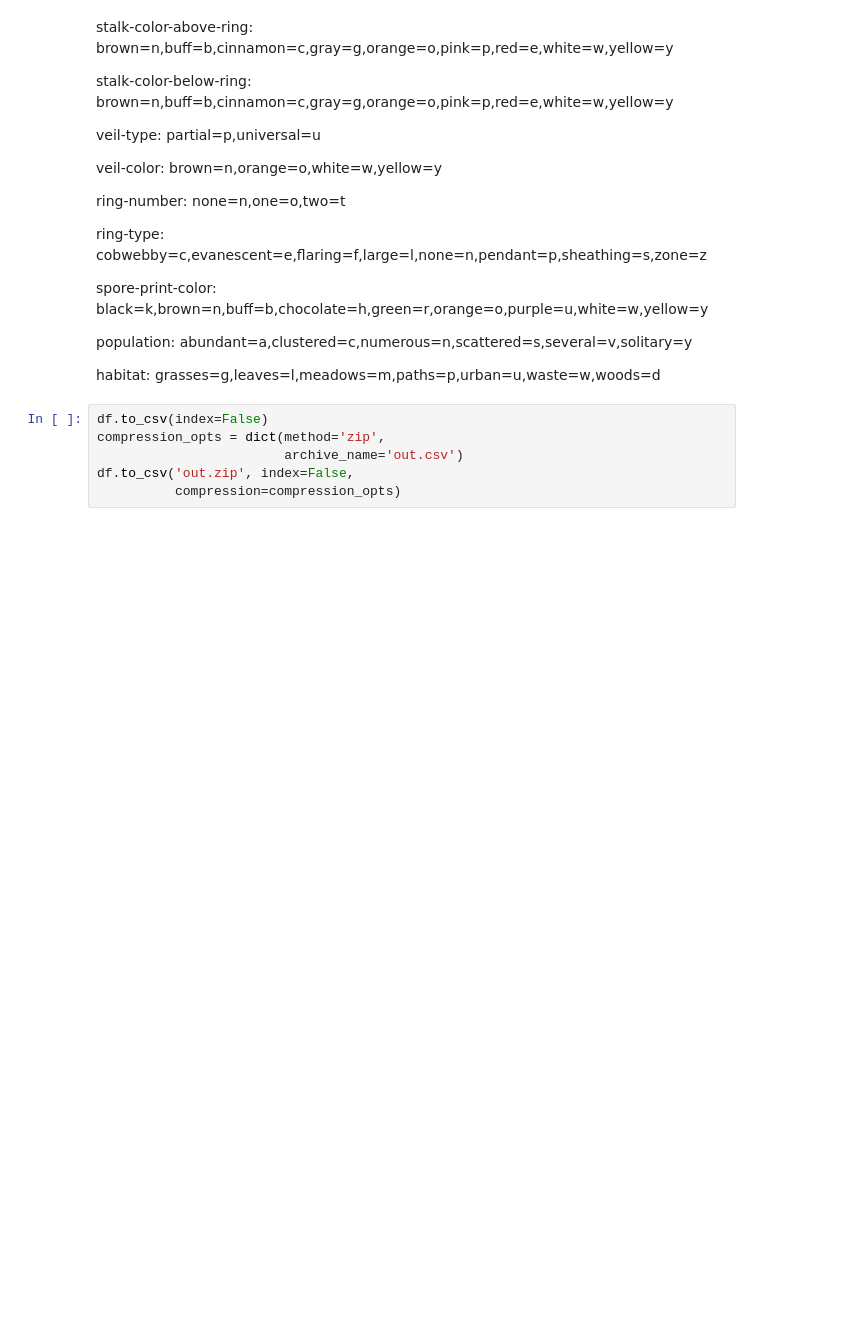
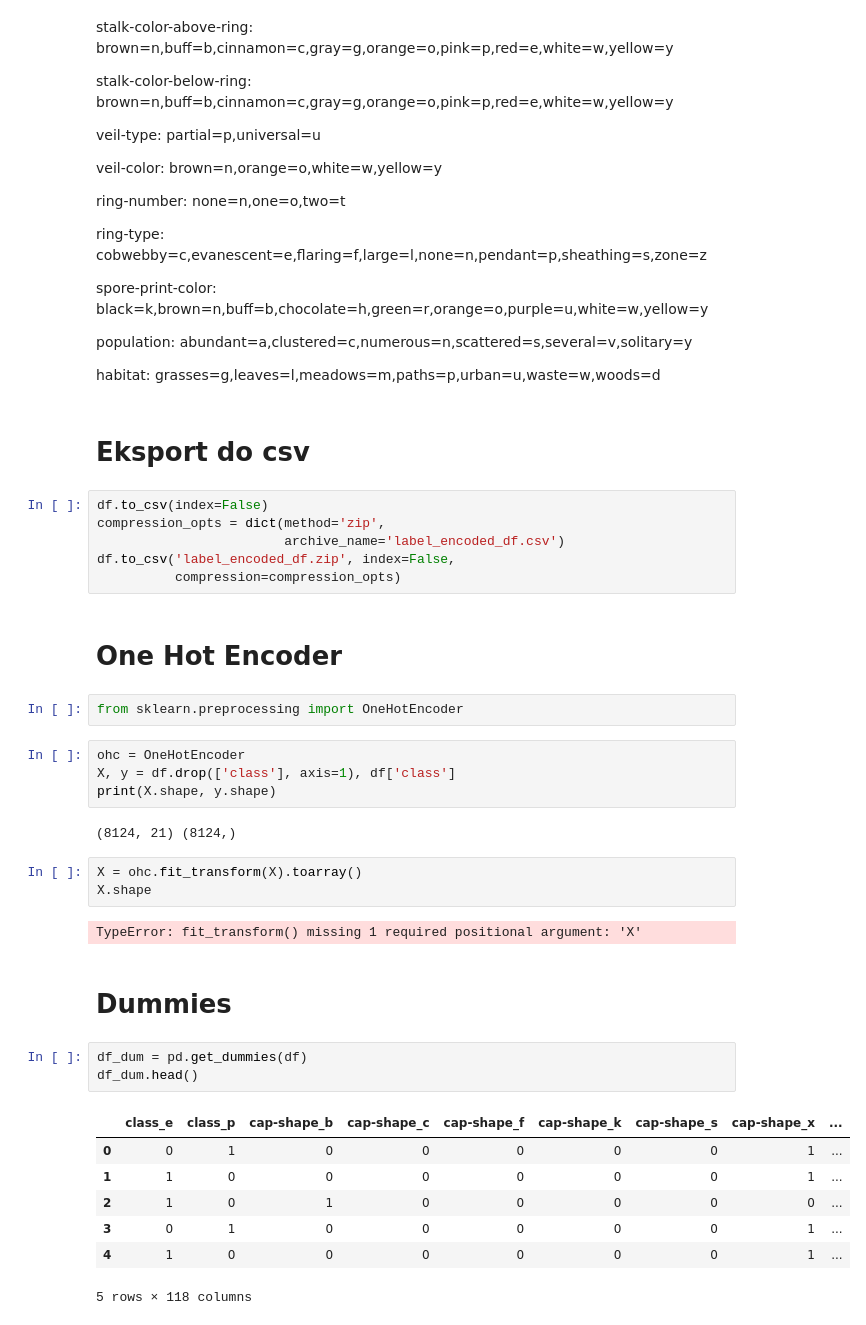
Before and after one commit to jwnuk/data-science-bootcamp, a Jupyter notebook: 3-projekt-ml/data_preparation/data_preparation.ipynb, the cells around one changed output. Cells and saved outputs as stored; diff of their text form; blank space fills up the shorter version.

Commit message:
dummief variables

```diff
--- a/3-projekt-ml/data_preparation/data_preparation.ipynb
+++ b/3-projekt-ml/data_preparation/data_preparation.ipynb
@@ -283,9 +283,39 @@ spore-print-color: black=k,brown=n,buff=b,chocolate=h,green=r,orange=o,purple=u,
 population: abundant=a,clustered=c,numerous=n,scattered=s,several=v,solitary=y
 
 habitat: grasses=g,leaves=l,meadows=m,paths=p,urban=u,waste=w,woods=d
+# %% [markdown]
+# Eksport do csv
 # %%
 df.to_csv(index=False)
 compression_opts = dict(method='zip',
-                        archive_name='out.csv')
-df.to_csv('out.zip', index=False,
+                        archive_name='label_encoded_df.csv')
+df.to_csv('label_encoded_df.zip', index=False,
           compression=compression_opts)
+# %% [markdown]
+# One Hot Encoder
+# %%
+from sklearn.preprocessing import OneHotEncoder
+# %%
+ohc = OneHotEncoder
+X, y = df.drop(['class'], axis=1), df['class']
+print(X.shape, y.shape)
+# %% [output]
+(8124, 21) (8124,)
+# %%
+X = ohc.fit_transform(X).toarray()
+X.shape
+# %% [output]
+TypeError: fit_transform() missing 1 required positional argument: 'X'
+# %% [markdown]
+# Dummies
+# %%
+df_dum = pd.get_dummies(df)
+df_dum.head()
+# %% [output]
+|  | class_e | class_p | cap-shape_b | cap-shape_c | cap-shape_f | cap-shape_k | cap-shape_s | cap-shape_x | ... |
+| 0 | 0 | 1 | 0 | 0 | 0 | 0 | 0 | 1 | ... |
+| 1 | 1 | 0 | 0 | 0 | 0 | 0 | 0 | 1 | ... |
+| 2 | 1 | 0 | 1 | 0 | 0 | 0 | 0 | 0 | ... |
+| 3 | 0 | 1 | 0 | 0 | 0 | 0 | 0 | 1 | ... |
+| 4 | 1 | 0 | 0 | 0 | 0 | 0 | 0 | 1 | ... |
+5 rows × 118 columns
```
Also changed, not shown: parts of 5 cells of this notebook, 3 other files.
